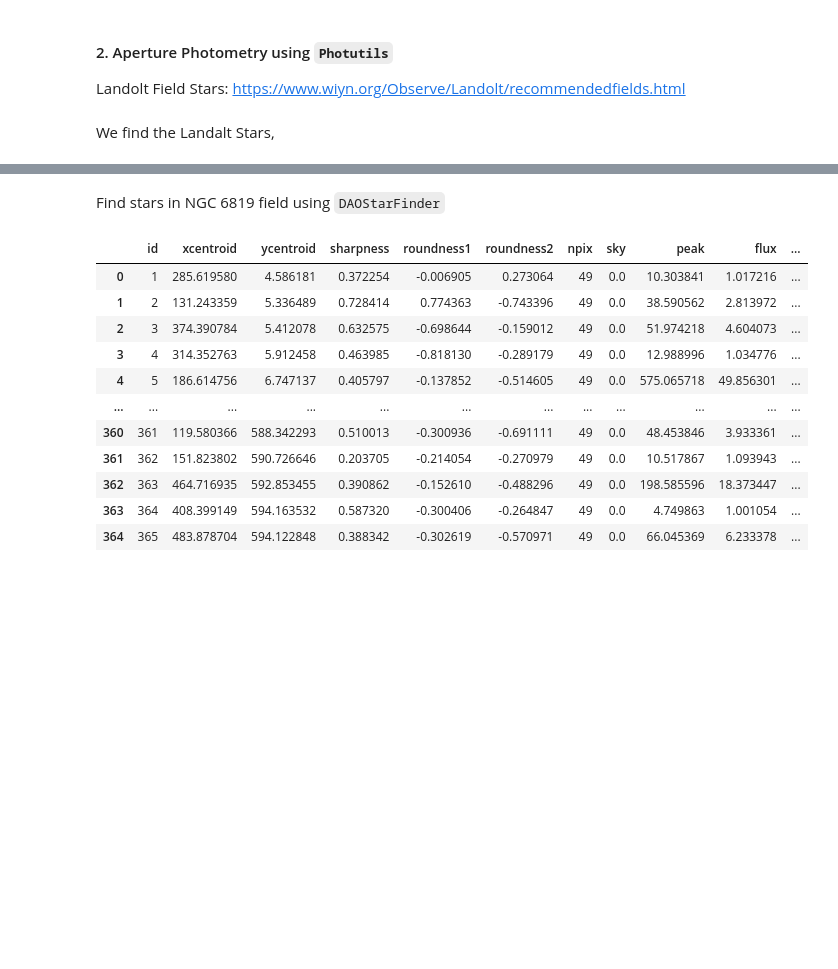
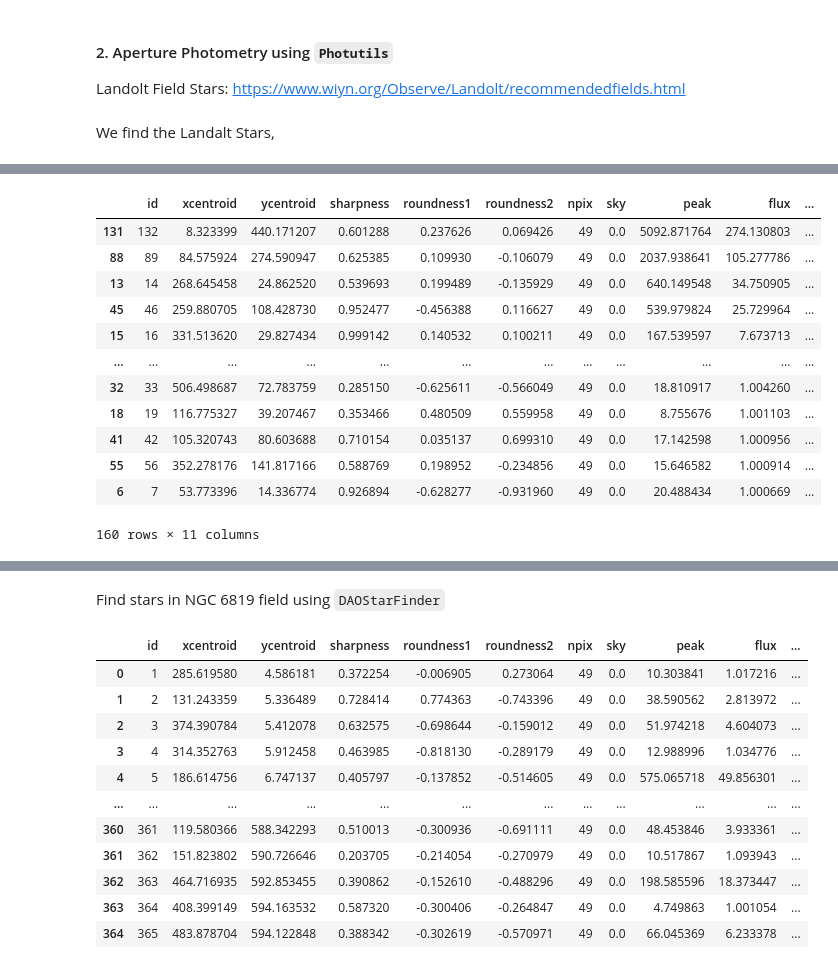
Before and after one commit to avi-patel1/ASTR257_2024, a Jupyter notebook: Project 2--HR Diagram/HR_Diagram.ipynb, the cells around one changed output, grey strips where cells are left out. Cells and saved outputs as stored; diff of their text form; code cells hidden in the pictures; blank space fills up the shorter version.

```diff
--- a/Project 2--HR Diagram/HR_Diagram.ipynb
+++ b/Project 2--HR Diagram/HR_Diagram.ipynb
@@ -185 +211,17 @@ sources_landalt
+# %%
+sources_landalt_V
+# %% [output]
+|  | id | xcentroid | ycentroid | sharpness | roundness1 | roundness2 | npix | sky | peak | flux | ... |
+| 131 | 132 | 8.323399 | 440.171207 | 0.601288 | 0.237626 | 0.069426 | 49 | 0.0 | 5092.871764 | 274.130803 | ... |
+| 88 | 89 | 84.575924 | 274.590947 | 0.625385 | 0.109930 | -0.106079 | 49 | 0.0 | 2037.938641 | 105.277786 | ... |
+| 13 | 14 | 268.645458 | 24.862520 | 0.539693 | 0.199489 | -0.135929 | 49 | 0.0 | 640.149548 | 34.750905 | ... |
+| 45 | 46 | 259.880705 | 108.428730 | 0.952477 | -0.456388 | 0.116627 | 49 | 0.0 | 539.979824 | 25.729964 | ... |
+| 15 | 16 | 331.513620 | 29.827434 | 0.999142 | 0.140532 | 0.100211 | 49 | 0.0 | 167.539597 | 7.673713 | ... |
+| ... | ... | ... | ... | ... | ... | ... | ... | ... | ... | ... | ... |
+| 32 | 33 | 506.498687 | 72.783759 | 0.285150 | -0.625611 | -0.566049 | 49 | 0.0 | 18.810917 | 1.004260 | ... |
+| 18 | 19 | 116.775327 | 39.207467 | 0.353466 | 0.480509 | 0.559958 | 49 | 0.0 | 8.755676 | 1.001103 | ... |
+| 41 | 42 | 105.320743 | 80.603688 | 0.710154 | 0.035137 | 0.699310 | 49 | 0.0 | 17.142598 | 1.000956 | ... |
+| 55 | 56 | 352.278176 | 141.817166 | 0.588769 | 0.198952 | -0.234856 | 49 | 0.0 | 15.646582 | 1.000914 | ... |
+| 6 | 7 | 53.773396 | 14.336774 | 0.926894 | -0.628277 | -0.931960 | 49 | 0.0 | 20.488434 | 1.000669 | ... |
+160 rows × 11 columns
 # %%
```
Also changed, not shown: parts of 10 cells of this notebook.
